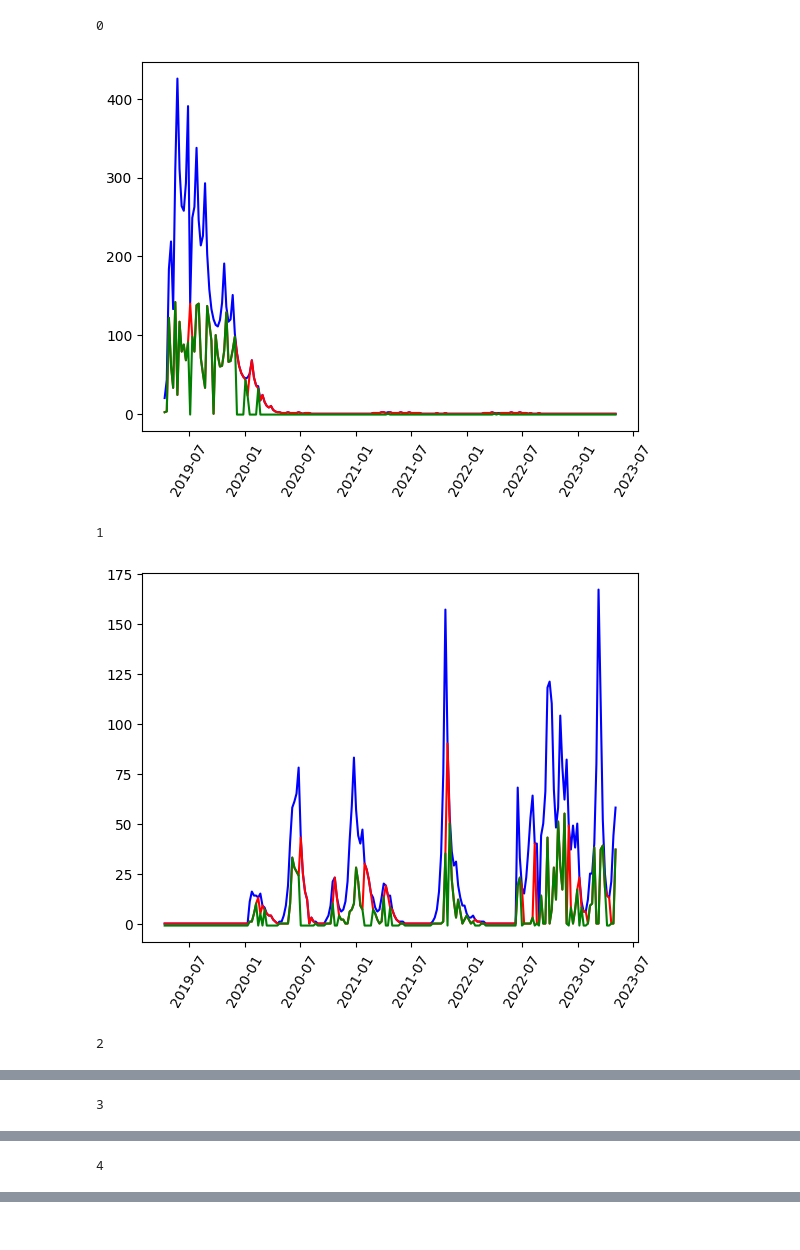
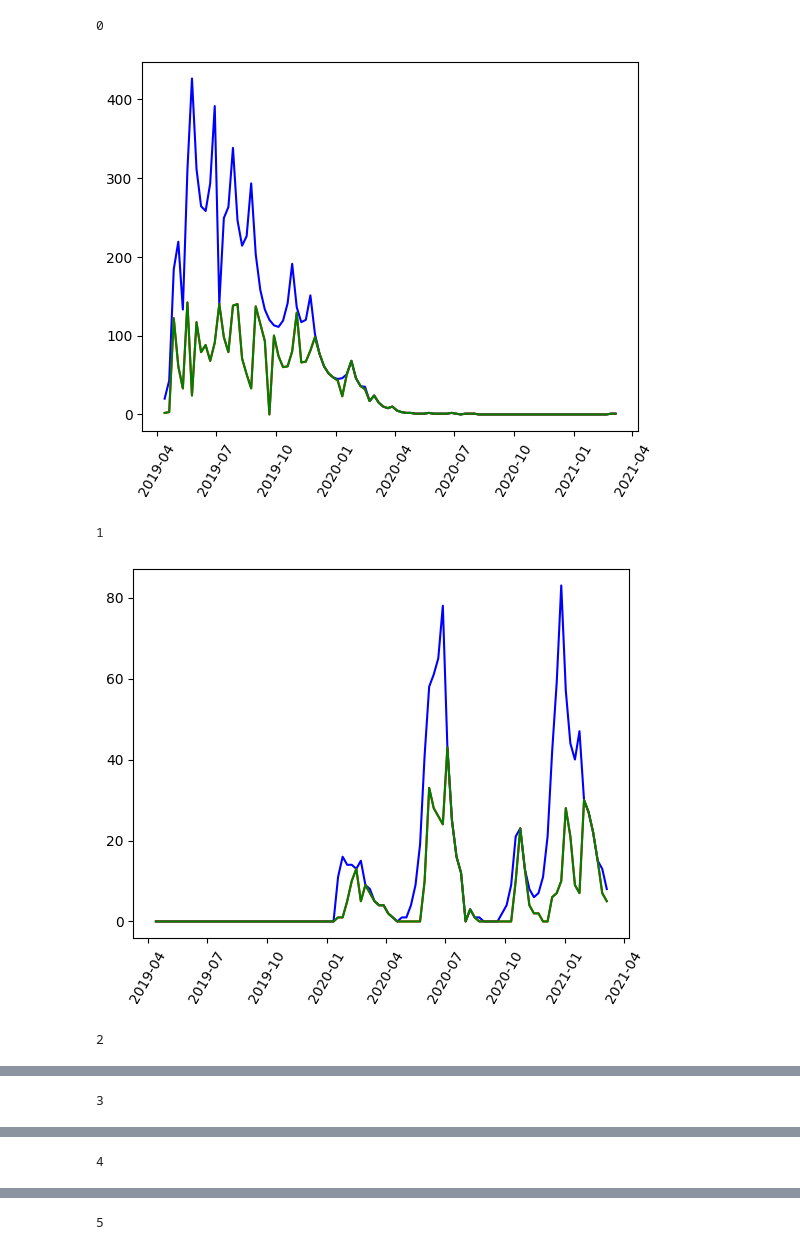
Before and after one commit to optiflow2023/OptiFlow, a Jupyter notebook: estudio.ipynb, the cells around one changed output, grey strips where cells are left out. Saved outputs shown, nothing was run; the diff lists cells and outputs as text; code cells hidden in the pictures.

```diff
--- a/estudio.ipynb
+++ b/estudio.ipynb
@@ -6,8 +6,8 @@ import seaborn as sb
 import matplotlib.pyplot as plt
 # %%
 #Define constants of cost storage function
-C = 5
-K1 = 5
+C = 0.1
+K1 = 0
 
 #Function Cost storage based on units
 def cost_storage(qt, st):
@@ -17,7 +17,7 @@ def cost_storage(qt, st):
   return C*n + K1
 # %%
 #Define onstants of penalization function
-D = 35
+D = 1000000
 K2 = 5
 
 #Penalization cost function
@@ -32,10 +32,11 @@ from scipy.stats import norm
 #Density funciton
 from scipy.stats import norm
 
-SIGMA = 10
+SIGMA = 50
 
 def f_density(x, mu):
     aux = norm.pdf(x, mu, SIGMA)
+    pr
     return aux
 # %%
 #Constants
@@ -62,7 +63,7 @@ step_s = 10
 
 #Solve qt
 def solve_qt_it(st,it):
-    rng = np.arange(st, it, step_s)
+    rng = np.arange(st, it+step_s, step_s)
 
     min_loss = np.inf
     min_qt = -1
@@ -90,6 +91,7 @@ df_train = df_train.sort_values(by = ["date"])
 # %%
 list_id = df_train["product_number"].unique()
 list_da = df_train["date"].unique()
+list_da = list_da[:100]
 cont = 0
 
 
@@ -97,35 +99,33 @@ for p in list_id:
     x = []
     it = []
     st = []
     qt = []
     for d in list_da:
         val = df_train[(df_train['product_number']==p) & (df_train['date']==d)]['inventory_units'].sum()
         val2 = df_train[(df_train['product_number']==p) & (df_train['date']==d)]['sales_units'].sum()
         x.append(d)
         if(val2 > val):
             val2 = val
         it.append(val)
         st.append(val2)
-        if(val == 0):
-            pr
 
     print(cont)
     qt = general_solution(it, st)
     cont += 1
 
 
     #print(res)
     x = np.asarray(x, dtype='datetime64[s]')
     plt.plot(x,it, color = 'blue')
     plt.plot(x,st, color = 'red')
     plt.plot(x, qt, color = 'green')
     plt.tick_params(axis='x', labelrotation=60)
     plt.show()
 
     if(cont == 10): break
 # %% [output]
 0
-[figure, old version]
+[figure, new version]
 1
-[figure, old version]
+[figure, new version]
 2
@@ -135,0 +137 @@ for p in list_id:
+5
```
Also changed, not shown: parts of 1 cell of this notebook, 1 other file.
